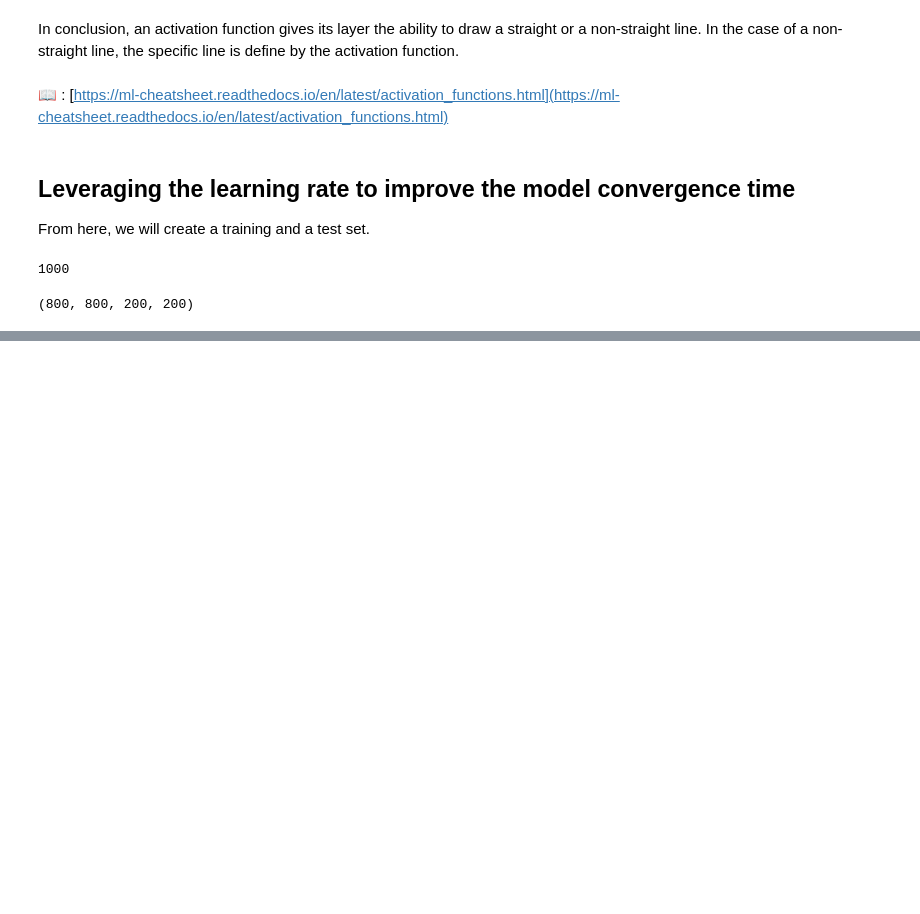
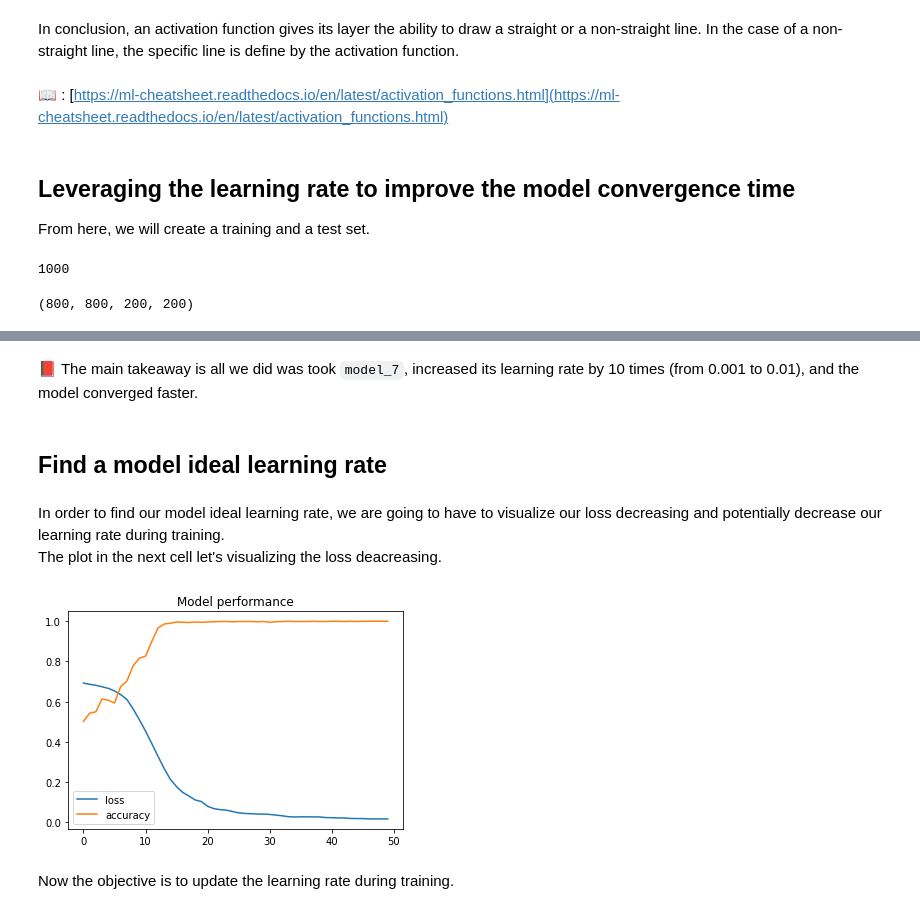
Before and after one commit to patricetg/tensorflow-deeplearning, a Jupyter notebook: 02_neural_network_classification_with_tensorflow.ipynb, the cells around one changed output, grey strips where cells are left out. Saved outputs shown, nothing was run; the diff lists cells and outputs as text; code cells hidden in the pictures; blank space fills up the shorter version.

```diff
--- a/02_neural_network_classification_with_tensorflow.ipynb
+++ b/02_neural_network_classification_with_tensorflow.ipynb
@@ -711,0 +716,16 @@ Doing binary classification
+# %% [markdown]
+📕 The main takeaway is all we did was took `model_7`, increased its learning rate by 10 times (from 0.001 to 0.01), and the model converged faster.
+# %% [markdown]
+## Find a model ideal learning rate
+# %% [markdown]
+In order to find our model ideal learning rate, we are going to have to visualize our loss decreasing and potentially decrease our learning rate during training.
+The plot in the next cell let's visualizing the loss deacreasing.
+# %%
+# Observing a model performance in training
+history_df8.plot()
+
+plt.title("Model performance");
+# %% [output]
+[figure, added]
+# %% [markdown]
+Now the objective is to update the learning rate during training.
```
Also changed, not shown: parts of 45 cells of this notebook.
